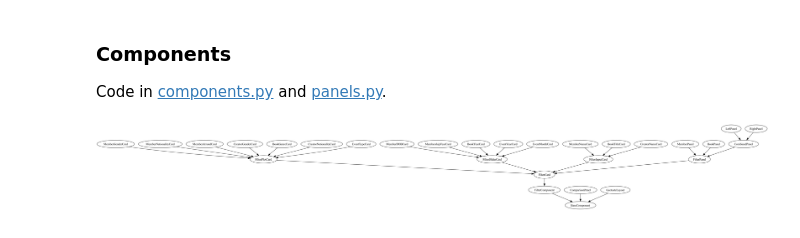
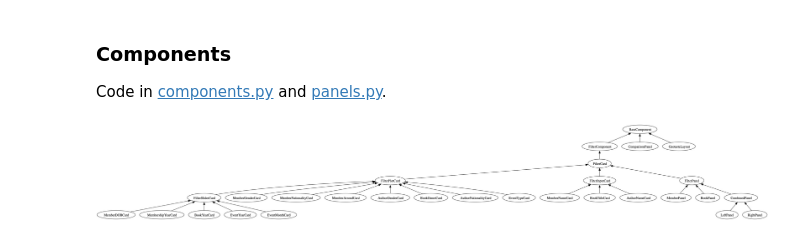
Before and after one commit to Princeton-CDH/geotaste, a Jupyter notebook: notebooks/doc_codebasejourney.ipynb, the cells around one changed output. Cells and saved outputs as stored; diff of their text form; code cells hidden in the pictures.

```diff
--- a/notebooks/doc_codebasejourney.ipynb
+++ b/notebooks/doc_codebasejourney.ipynb
@@ -118,8 +123,7 @@ MemberGenderFigure().plot()
 ### Components
 
 Code in [components.py](../geotaste/components.py) and [panels.py](../geotaste/panels.py).
-# %%
-cgt = ClassGraphTree(BaseComponent)
-cgt.show_graph()
-# %% [output]
-[figure, removed]
+# %%
+components_fn = show_inheritance(BaseComponent)
+# %% [output]
+[figure, added]
```
Also changed, not shown: parts of 8 cells of this notebook, 6 other files.
